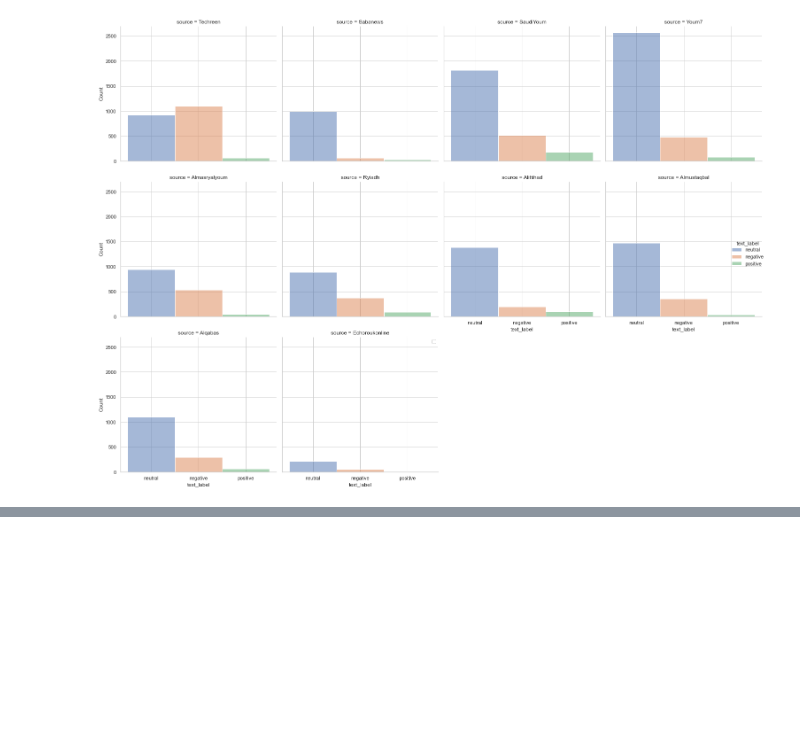
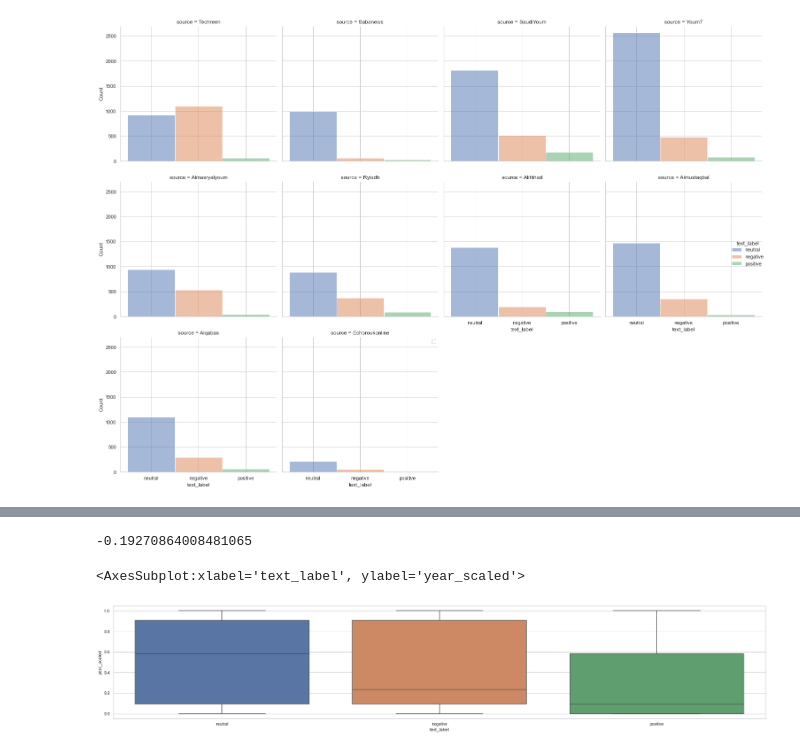
Before and after one commit to Rachuig-Green-Rackley-Shiben/arabic_media_nlp_project, a Jupyter notebook: mindy_drafts/initial_explore.ipynb, the cells around one changed output, grey strips where cells are left out. Saved outputs shown, nothing was run; the diff lists cells and outputs as text; code cells hidden in the pictures; blank space fills up the shorter version.

```diff
--- a/mindy_drafts/initial_explore.ipynb
+++ b/mindy_drafts/initial_explore.ipynb
@@ -671,0 +679,11 @@ No handles with labels found to put in legend.
+# %%
+transcription_table=pd.DataFrame(
+    {
+        'source': ['Alittihad','Echoroukonline','Ryiadh','SaudiYoum','Techreen', 'Alqabas', 'Almustaqbal','Almasryalyoum', 'Youm7','Sabanews'],
+        'year': [ 1969 , 1991 , 1965 , 1965 , 1975 ,  1972 ,  1999 , 2004 , 2008 , 1990]
+    }
+)
+
+mapping = transcription_table.set_index('source').to_dict()['year']
+
+df['source_start_year'] = df['source'].apply(lambda x: mapping.get(x))
@@ -671,0 +692,21 @@ No handles with labels found to put in legend.
+# %%
+scaler = sklearn.preprocessing.MinMaxScaler()
+
+scaler.fit(df[['source_start_year']])
+
+df['year_scaled'] = scaler.transform(df[['source_start_year']])
+# %%
+no_false = df[df.text_label != 'False']
+label_map ={'neutral':0,
+           'positive':1,
+           'negative':-1}
+df['label_value'] = no_false.text_label.map(label_map)
+# %%
+df['year_scaled']
+# %% [output]
+-0.19270864008481065
+# %%
+sns.boxplot(data=df, x='text_label', y='year_scaled')
+# %% [output]
+<AxesSubplot:xlabel='text_label', ylabel='year_scaled'>
+[figure, added]
```
Also changed, not shown: parts of 23 cells of this notebook, 1 other file.
